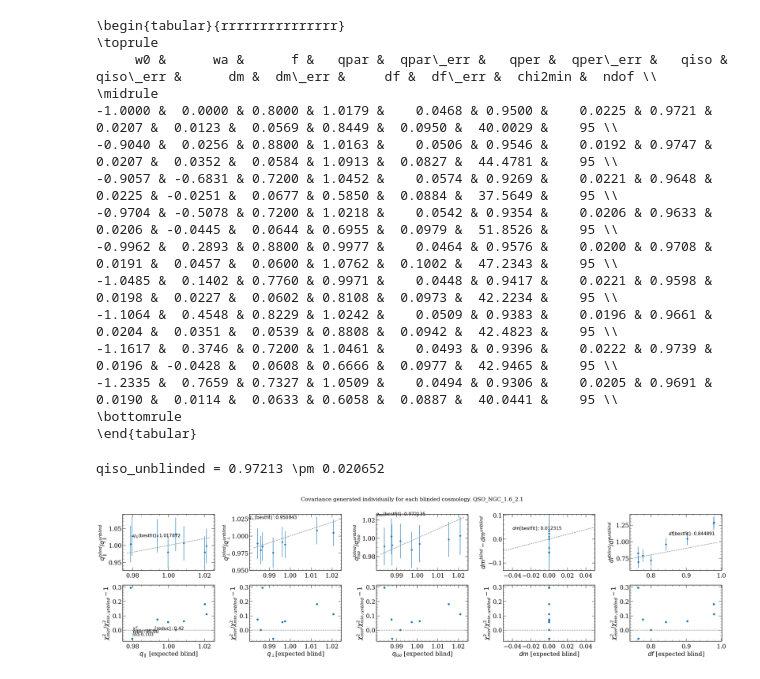
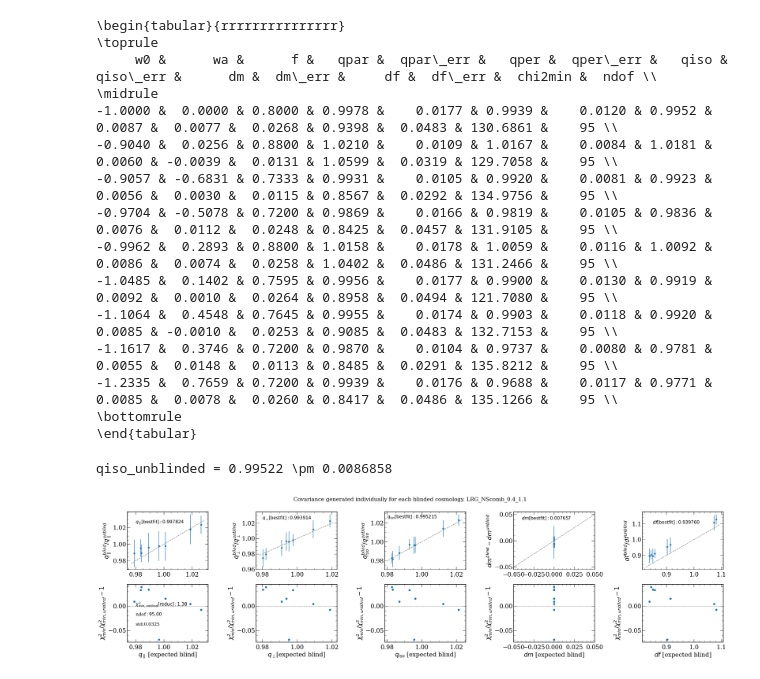
Before and after one commit to cosmodesi/desi-y1-kp45, a Jupyter notebook: blinding/nb/plot_fs.ipynb, the cells around one changed output. Saved outputs shown, nothing was run; the diff lists cells and outputs as text; code cells hidden in the pictures.

Commit message:
Updated path

```diff
--- a/blinding/nb/plot_fs.ipynb
+++ b/blinding/nb/plot_fs.ipynb
@@ -25,15 +25,16 @@ plt.rcParams['xtick.major.width']  = 1
 plt.rcParams['ytick.major.width']  = 1
 plt.rcParams['xtick.major.pad']= 8
 # %%
-tracer = 'QSO'
-region = 'NGC' # choices=['NGC', 'SGC', 'NS', 'S', 'NGCS', 'SGCS', 'N']
+tracer = 'LRG'
+region = 'NScomb' # choices=['NGC', 'SGC', 'NS', 'S', 'NGCS', 'SGCS', 'NScomb']
 theory_name = 'fs'
 clustering_statistics = 'pk' # choices=['pk', 'xi']
+on_the_fly_GaussianCovariance_matrix = '' # choices=['on_the_fly_GaussianCovariance_matrix', '']
 zmin, zmax, b0 = {'LRG': (0.4, 1.1, 1.7), 'ELG': (1.1, 1.6, 0.84), 'QSO': (1.6, 2.1, 1.2)}[tracer]
 # %%
 base_dir = '/global/cfs/cdirs/desi/users/uendert/blinding/' #'/global/homes/u/uendert/desi-y1-kp45/blinding' #'..'
-profiles_fn = sorted(glob.glob(os.path.join(base_dir, 'blinded', 'test_w0-*','on_the_fly_GaussianCovariance_matrix', '{}'.format(theory_name), '{}'.format(clustering_statistics), 'profile_{}_{}_{}_{}.npy'.format(tracer, region, zmin, zmax))))
-profiles_unblinded_fn = os.path.join(base_dir, 'unblinded','on_the_fly_GaussianCovariance_matrix', '{}'.format(theory_name), '{}'.format(clustering_statistics),'profile_{}_{}_{}_{}.npy'.format(tracer, region, zmin, zmax))
+profiles_fn = sorted(glob.glob(os.path.join(base_dir, 'blinded', 'test_w0-*','{}'.format(on_the_fly_GaussianCovariance_matrix), '{}'.format(theory_name), '{}'.format(clustering_statistics), 'profile_{}_{}_{}_{}.npy'.format(tracer, region, zmin, zmax))))
+profiles_unblinded_fn = os.path.join(base_dir, 'unblinded','{}'.format(on_the_fly_GaussianCovariance_matrix), '{}'.format(theory_name), '{}'.format(clustering_statistics),'profile_{}_{}_{}_{}.npy'.format(tracer, region, zmin, zmax))
 # %%
 from desilike.samples import Profiles
 # %%
@@ -165,21 +166,21 @@ print(df.to_latex(index=False,
 \toprule
      w0 &      wa &      f &   qpar &  qpar\_err &   qper &  qper\_err &   qiso &  qiso\_err &      dm &  dm\_err &     df &  df\_err &  chi2min &  ndof \\
 \midrule
--1.0000 &  0.0000 & 0.8000 & 1.0179 &    0.0468 & 0.9500 &    0.0225 & 0.9721 &    0.0207 &  0.0123 &  0.0569 & 0.8449 &  0.0950 &  40.0029 &    95 \\
--0.9040 &  0.0256 & 0.8800 & 1.0163 &    0.0506 & 0.9546 &    0.0192 & 0.9747 &    0.0207 &  0.0352 &  0.0584 & 1.0913 &  0.0827 &  44.4781 &    95 \\
--0.9057 & -0.6831 & 0.7200 & 1.0452 &    0.0574 & 0.9269 &    0.0221 & 0.9648 &    0.0225 & -0.0251 &  0.0677 & 0.5850 &  0.0884 &  37.5649 &    95 \\
--0.9704 & -0.5078 & 0.7200 & 1.0218 &    0.0542 & 0.9354 &    0.0206 & 0.9633 &    0.0206 & -0.0445 &  0.0644 & 0.6955 &  0.0979 &  51.8526 &    95 \\
--0.9962 &  0.2893 & 0.8800 & 0.9977 &    0.0464 & 0.9576 &    0.0200 & 0.9708 &    0.0191 &  0.0457 &  0.0600 & 1.0762 &  0.1002 &  47.2343 &    95 \\
--1.0485 &  0.1402 & 0.7760 & 0.9971 &    0.0448 & 0.9417 &    0.0221 & 0.9598 &    0.0198 &  0.0227 &  0.0602 & 0.8108 &  0.0973 &  42.2234 &    95 \\
--1.1064 &  0.4548 & 0.8229 & 1.0242 &    0.0509 & 0.9383 &    0.0196 & 0.9661 &    0.0204 &  0.0351 &  0.0539 & 0.8808 &  0.0942 &  42.4823 &    95 \\
--1.1617 &  0.3746 & 0.7200 & 1.0461 &    0.0493 & 0.9396 &    0.0222 & 0.9739 &    0.0196 & -0.0428 &  0.0608 & 0.6666 &  0.0977 &  42.9465 &    95 \\
--1.2335 &  0.7659 & 0.7327 & 1.0509 &    0.0494 & 0.9306 &    0.0205 & 0.9691 &    0.0190 &  0.0114 &  0.0633 & 0.6058 &  0.0887 &  40.0441 &    95 \\
+-1.0000 &  0.0000 & 0.8000 & 0.9978 &    0.0177 & 0.9939 &    0.0120 & 0.9952 &    0.0087 &  0.0077 &  0.0268 & 0.9398 &  0.0483 & 130.6861 &    95 \\
+-0.9040 &  0.0256 & 0.8800 & 1.0210 &    0.0109 & 1.0167 &    0.0084 & 1.0181 &    0.0060 & -0.0039 &  0.0131 & 1.0599 &  0.0319 & 129.7058 &    95 \\
+-0.9057 & -0.6831 & 0.7333 & 0.9931 &    0.0105 & 0.9920 &    0.0081 & 0.9923 &    0.0056 &  0.0030 &  0.0115 & 0.8567 &  0.0292 & 134.9756 &    95 \\
+-0.9704 & -0.5078 & 0.7200 & 0.9869 &    0.0166 & 0.9819 &    0.0105 & 0.9836 &    0.0076 &  0.0112 &  0.0248 & 0.8425 &  0.0457 & 131.9105 &    95 \\
+-0.9962 &  0.2893 & 0.8800 & 1.0158 &    0.0178 & 1.0059 &    0.0116 & 1.0092 &    0.0086 &  0.0074 &  0.0258 & 1.0402 &  0.0486 & 131.2466 &    95 \\
+-1.0485 &  0.1402 & 0.7595 & 0.9956 &    0.0177 & 0.9900 &    0.0130 & 0.9919 &    0.0092 &  0.0010 &  0.0264 & 0.8958 &  0.0494 & 121.7080 &    95 \\
+-1.1064 &  0.4548 & 0.7645 & 0.9955 &    0.0174 & 0.9903 &    0.0118 & 0.9920 &    0.0085 & -0.0010 &  0.0253 & 0.9085 &  0.0483 & 132.7153 &    95 \\
+-1.1617 &  0.3746 & 0.7200 & 0.9870 &    0.0104 & 0.9737 &    0.0080 & 0.9781 &    0.0055 &  0.0148 &  0.0113 & 0.8485 &  0.0291 & 135.8212 &    95 \\
+-1.2335 &  0.7659 & 0.7200 & 0.9939 &    0.0176 & 0.9688 &    0.0117 & 0.9771 &    0.0085 &  0.0078 &  0.0260 & 0.8417 &  0.0486 & 135.1266 &    95 \\
 \bottomrule
 \end{tabular}
 # %%
 print(r'qiso_unblinded = {:.5} \pm {:.5}'.format(bestfit_unblinded['qiso'], qiso_error_unblinded['qiso'] ))
 # %% [output]
-qiso_unblinded = 0.97213 \pm 0.020652
+qiso_unblinded = 0.99522 \pm 0.0086858
 # %%
 fig, ax = plt.subplots(2, 5, sharex='col')
 
@@ -223,35 +224,36 @@ ax[0, 2].text(0.98, 1.025, r'$q_{iso}{\rm[bestfit]}: %f$' % (bestfit_unblinded['
 
 ax[1, 2].scatter(expected['qiso'], bestfit['chi2min'] / bestfit_unblinded['chi2min'] - 1.) #row=1, col=0
 ax[1, 2].set(ylabel=r'$\chi^2_{min} / \chi^2_{min, unblind} - 1$', xlabel=r'$q_{iso}$ [expected blind]')
 ax[1, 2].axhline(y=0., color='gray', linestyle='--')
 
 ax[0, 3].errorbar(expected['dm'], bestfit['dm'] - bestfit_unblinded['dm'], yerr=error['dm'], fmt='p') #row=0, col=0
 ax[0, 3].tick_params('x', labelbottom=True)
 ax[0, 3].set(ylabel=r'$dm^{blind} - dm^{unblind}$')
 ax[0, 3].set_xlim(-0.05, 0.05)
 ax[0, 3].plot(ax[0, 3].get_xlim(), ax[0, 3].get_xlim(), c='gray', linestyle='--')
 ax[0, 3].text(-0.04, 0.04, r'$dm{\rm[bestfit]}: %f$' % (bestfit_unblinded['dm']), fontsize=15)
 
 ax[1, 3].scatter(expected['dm'], bestfit['chi2min'] / bestfit_unblinded['chi2min'] - 1.) #row=1, col=0
 ax[1, 3].set(ylabel=r'$\chi^2_{min} / \chi^2_{min, unblind} - 1$', xlabel=r'$dm$ [expected blind]')
 ax[1, 3].axhline(y=0., color='gray', linestyle='--')
 
 ax[0, 4].errorbar(expected['df'], bestfit['df'] / bestfit_unblinded['df'], yerr=error['df'], fmt='p') #row=0, col=0
 ax[0, 4].tick_params('x', labelbottom=True)
 ax[0, 4].set(ylabel=r'$df^{blind} / df^{unblind}$')
 ax[0, 4].plot(ax[0, 4].get_xlim(), ax[0, 4].get_xlim(), c='gray', linestyle='--')
 ax[0, 4].text(0.85, 1.1, r'$df{\rm[bestfit]}: %f$' % (bestfit_unblinded['df']), fontsize=15)
 
 ax[1, 4].scatter(expected['df'], bestfit['chi2min'] / bestfit_unblinded['chi2min'] - 1.) #row=1, col=0
 ax[1, 4].set(ylabel=r'$\chi^2_{min} / \chi^2_{min, unblind} - 1$', xlabel=r'$df$ [expected blind]')
 ax[1, 4].axhline(y=0., color='gray', linestyle='--')
 
-if clustering_statistics == 'pk':
-    fig.suptitle('Covariance generated individually for each blinded cosmology. {}_{}_{}_{}'.format(tracer, region, zmin, zmax), fontsize=18)
-else:
-    fig.suptitle('Same covariance generated with unblinded cosmology. {}_{}_{}_{}'.format(tracer, region, zmin, zmax), fontsize=18)
+# if clustering_statistics == 'pk':
+#     fig.suptitle('Covariance generated individually for each blinded cosmology. {}_{}_{}_{}'.format(tracer, region, zmin, zmax), fontsize=18)
+# else:
+#     fig.suptitle('Same covariance generated with unblinded cosmology. {}_{}_{}_{}'.format(tracer, region, zmin, zmax), fontsize=18)
+
 plt.tight_layout()
 # plt.savefig(os.path.join(base_dir, 'blinded', '{}_one2one_plot_{}_{}_{}_{}.png'.format(clustering_statistics, tracer, region, zmin, zmax)))
 plt.show()
 # %% [output]
-[figure, old version]
+[figure, new version]
```
Also changed, not shown: parts of 6 cells of this notebook, 1 other file.
